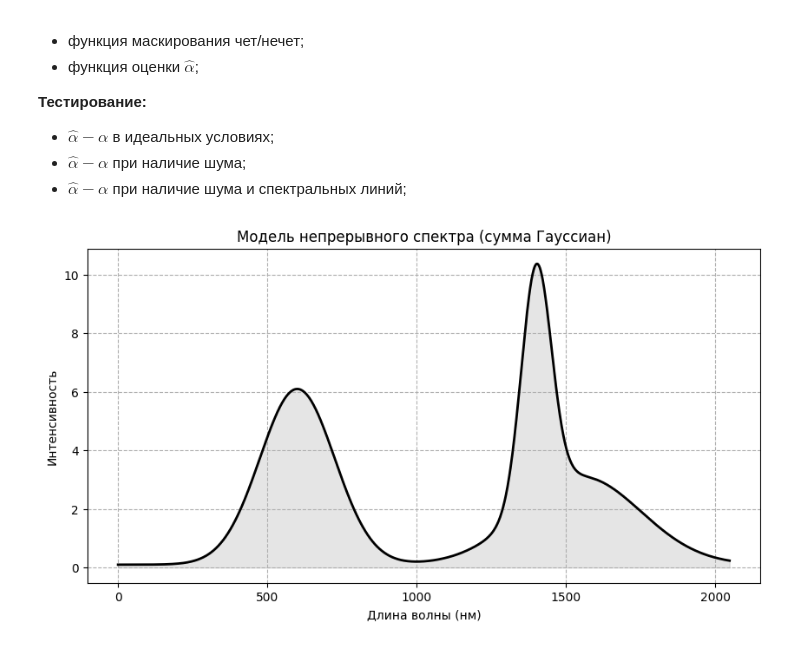
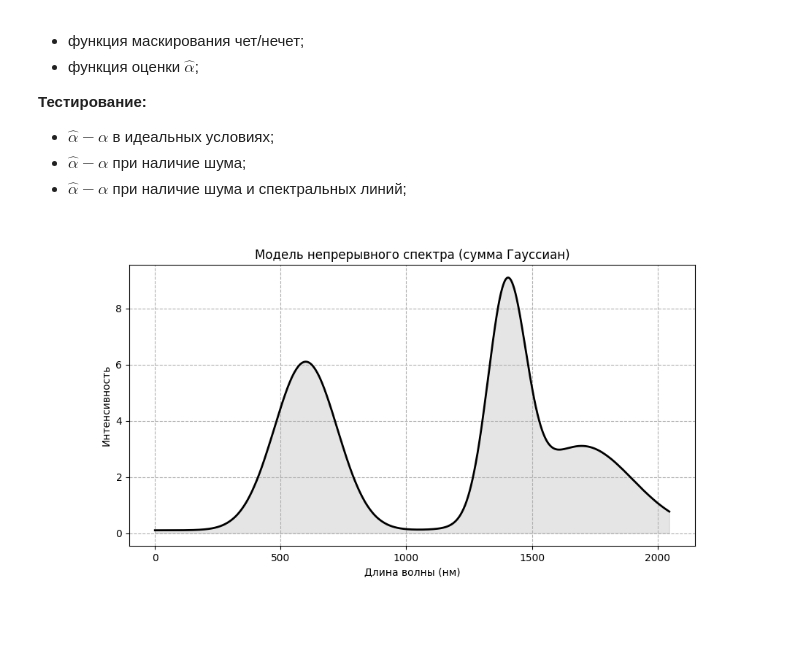
Before and after one commit to Exinker/plugin-spectrum-processor, a Jupyter notebook: notebooks/notebook_v2.ipynb, the cells around one changed output. Cells and saved outputs as stored; diff of their text form; code cells hidden in the pictures; blank space fills up the shorter version.

```diff
--- a/notebooks/notebook_v2.ipynb
+++ b/notebooks/notebook_v2.ipynb
@@ -97,36 +98,36 @@ experiment = experiment.setup(
 import numpy as np
 import matplotlib.pyplot as plt
 
 # number = np.linspace(400, 800, 1000)  # например, нанометры
 number = np.arange(N_NUMBERS)
 
 params = [
     {"A": 10, "mu": 2500, "sigma": 75},
     {"A": 6, "mu": 600, "sigma": 125},
-    {"A": 8, "mu": 1400, "sigma": 50},
-    {"A": 3, "mu": 1550, "sigma": 200},
+    {"A": 8, "mu": 1400, "sigma": 75},
+    {"A": 3, "mu": 1700, "sigma": 200},
 ]
 
 background = np.zeros_like(number) + .1
 
 for p in params:
     line = p["A"] * np.exp(-((number - p["mu"])**2) / (2 * p["sigma"]**2))
     background += line
 
 # spectrum[index_even] = spectrum[index_even] * (1 + alpha/2)
 # spectrum[index_odd] = spectrum[index_odd] * (1 - alpha/2)
 
 
 plt.figure(figsize=(10, 5))
 plt.plot(number, background, label='Смоделированный спектр', color='black', lw=2)
 plt.fill_between(number, background, alpha=0.2, color='gray')
 plt.title("Модель непрерывного спектра (сумма Гауссиан)")
 plt.xlabel("Длина волны (нм)")
 plt.ylabel("Интенсивность")
 plt.grid(True, linestyle='--')
 plt.show()
 # %% [output]
-[figure, old version]
+[figure, new version]
 # %%
 experiment = experiment.setup(
     seed=42,
```
Also changed, not shown: parts of 11 cells of this notebook, 5 other files.
